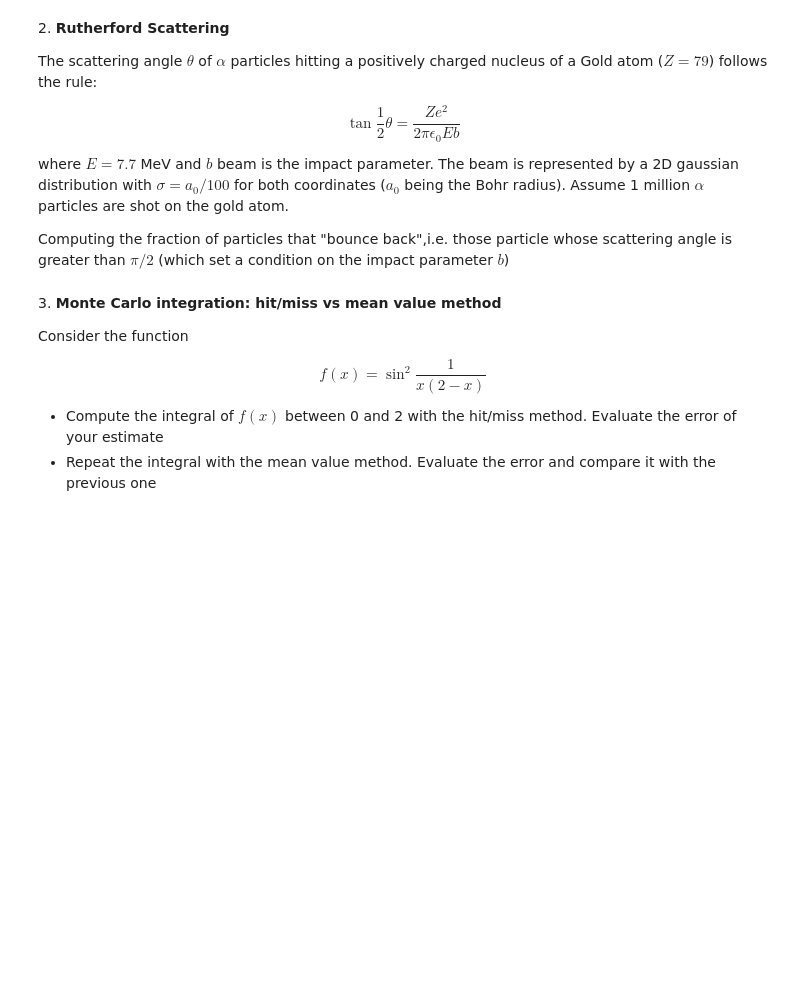
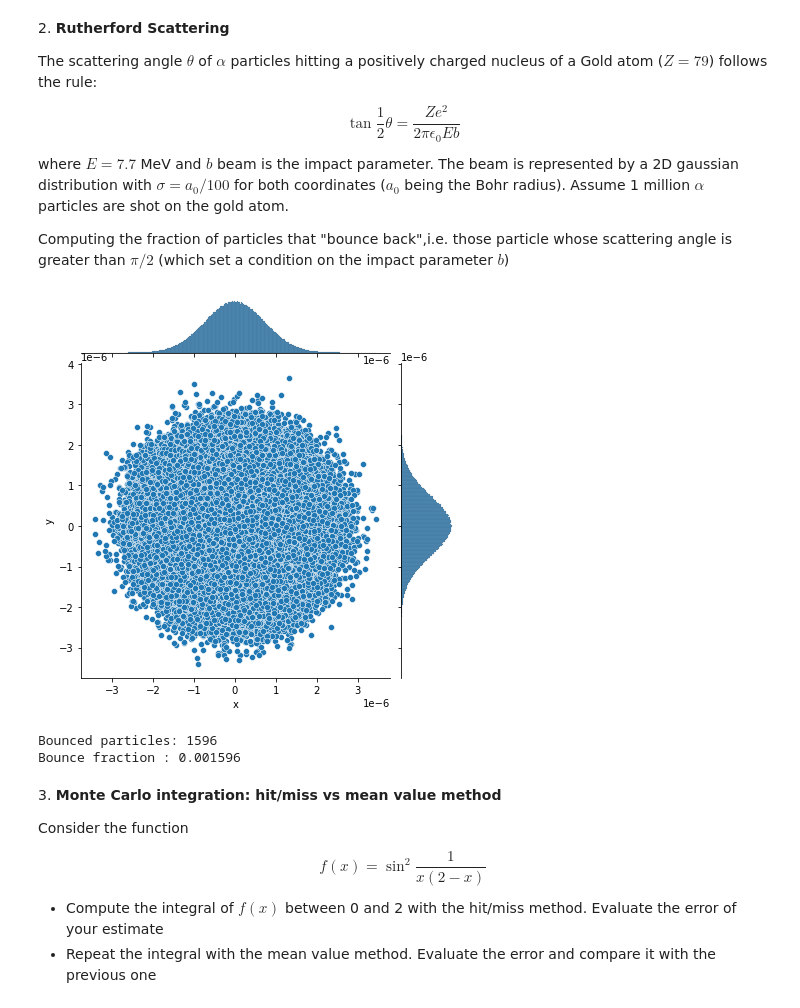
Before and after one commit to Sara-Munafo/LaboratoryOfComputationalPhysics_Y5, a Jupyter notebook: 10_MonteCarlo_exercises.ipynb, the cells around one changed output. Drawn from its saved outputs; the diff is of its cells as text; code cells hidden in the pictures; blank space fills up the shorter version.

```diff
--- a/10_MonteCarlo_exercises.ipynb
+++ b/10_MonteCarlo_exercises.ipynb
@@ -40,6 +70,41 @@ $$
 where $E=7.7$ MeV and $b$ beam is the impact parameter. The beam is represented by a 2D gaussian distribution with $\sigma=a_0/100$ for both coordinates ($a_0$ being the Bohr radius). Assume 1 million $\alpha$ particles are shot on the gold atom.
 
 Computing the fraction of particles that "bounce back",i.e. those particle whose scattering angle is greater than $\pi/2$ (which set a condition on the impact parameter $b$)
+# %%
+from scipy import constants
+import pandas as pd
+import seaborn as sns
+
+a_0 = constants.physical_constants['Bohr radius'][0]
+Z = 79
+eps_0 = constants.epsilon_0
+e = constants.e
+E = 7.7 *10**6*e
+std = a_0/100
+alpha = 10**6
+
+#creation of the b distribution and verification through seaborn plot:
+b = npr.multivariate_normal([0,0],[[std,0],[0,std]],alpha)          #NOT THE BEST WAY TO DO IT
+df = pd.DataFrame(b, columns=["x", "y"])
+sns.jointplot(x="x", y="y", data=df);
+# %% [output]
+[figure, added]
+# %%
+def gaussian(num):
+    r = np.sqrt(-2*std*std*np.log(1-npr.random(num)))   #BETTER
+    theta = 2*np.pi*np.random.random(num)
+    x = r*np.cos(theta)
+    y = r*np.sin(theta)
+    return x,y
+
+x,y = gaussian(alpha)
+b = np.sqrt(x*x+y*y)
+bounce = b[b<bound]
+print("Bounced particles:", len(bounce))
+print("Bounce fraction :", len(bounce)/alpha)
+# %% [output]
+Bounced particles: 1596
+Bounce fraction : 0.001596
 # %% [markdown]
 3\. **Monte Carlo integration: hit/miss vs mean value method**
 
```
Also changed, not shown: parts of 1 cell of this notebook.
